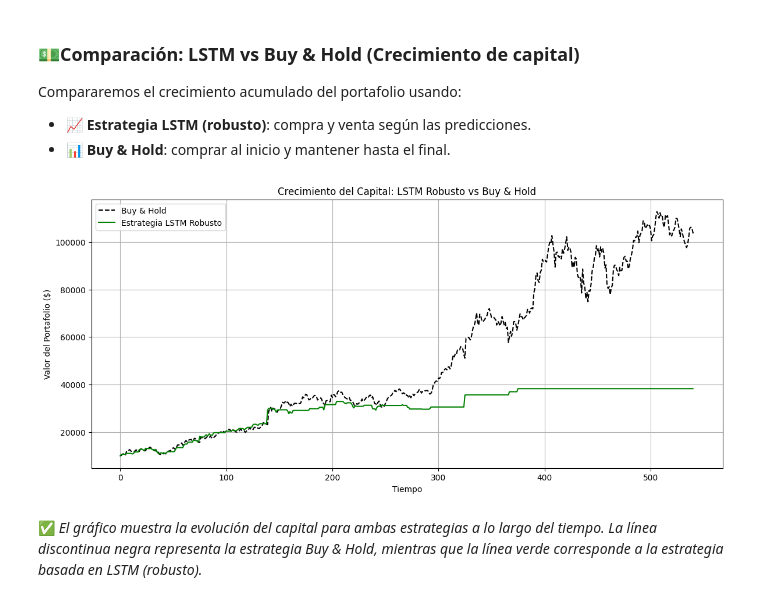
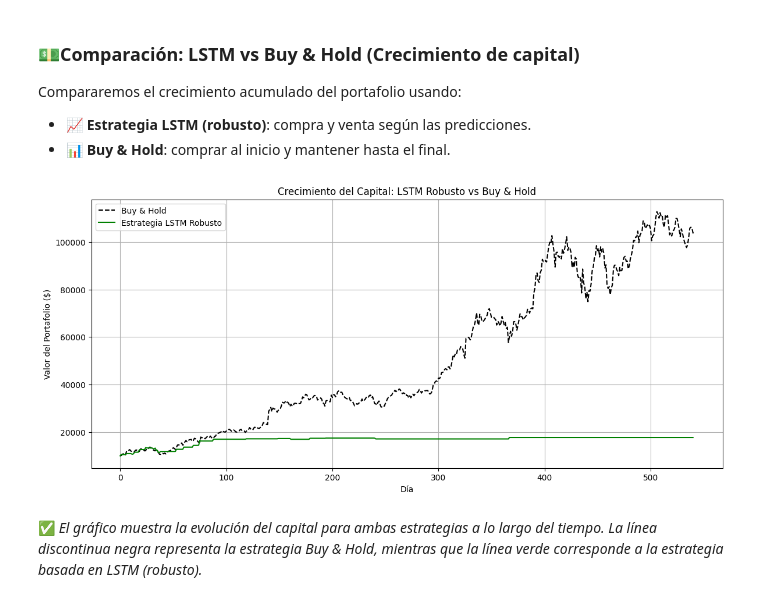
Before and after one commit to Parcex10/004_LSTM, a Jupyter notebook: report.ipynb, the cells around one changed output. Saved outputs shown, nothing was run; the diff lists cells and outputs as text; code cells hidden in the pictures.

```diff
--- a/report.ipynb
+++ b/report.ipynb
@@ -353,13 +317,14 @@ def mini_backtester(predictions, real_prices, capital_inicial=10000):
 # %%
-capital_history, trades = mini_backtester(
-    preds=y_pred_robust_rescaled.flatten(),
-    real_prices=y_test_rescaled.flatten(),
-    initial_capital=1000
+# Ejecutar backtester con modelo robusto
+capital_history_robust, trade_signals_robust = mini_backtester(
+    y_pred_robust_rescaled.flatten(),
+    y_test_rescaled.flatten(),
+    capital_inicial=10000
 )
 
-# Mostrar resumen de operaciones
-for t in trades[-5:]:
-    print(f"{t[0]} @ Día {t[1]} | Precio: {t[2]:.2f} | Capital: {t[3]:.2f}")
+# Mostrar las últimas 5 operaciones
+for t in trade_signals_robust[-5:]:
+    print(f"{t[0]} @ Día {t[1]} | Precio: {t[2]:.2f} | Capital: ${t[3]:.2f}")
 
-print(f"\nCapital final: ${capital_history[-1]:.2f}")
+print(f"\n💰 Capital final: ${capital_history_robust[-1]:.2f}")
 # %% [output]
@@ -412,28 +382,28 @@ Compararemos el crecimiento acumulado del portafolio usando:
 - 📈 **Estrategia LSTM (robusto)**: compra y venta según las predicciones.
 - 📊 **Buy & Hold**: comprar al inicio y mantener hasta el final.
 # %%
+# 📥 Definir los precios reales para esta celda
+real_prices = y_test_rescaled.flatten()
+
 # 📈 Buy & Hold
-capital_initial = 10000
-buy_hold_value = real_prices / real_prices[0] * capital_initial  # Normalizado al capital inicial
+capital_inicial = 10000
+buy_hold_value = real_prices / real_prices[0] * capital_inicial  # Normalizado al capital inicial
 
-# 📈 LSTM Robusto (corregido)
-capital_history_robust, trade_signals_robust = mini_backtester(
-    y_pred_robust_rescaled.flatten(),
-    real_prices,
-    capital_initial  # Pasar como argumento posicional
-)
+# 📈 LSTM Robusto (ya ejecutado)
+# capital_history_robust, trade_signals_robust ya existen por la celda anterior
 
+# 📊 Gráfico comparativo
 plt.figure(figsize=(14, 6))
 plt.plot(buy_hold_value, label="Buy & Hold", color="black", linestyle="--")
 plt.plot(capital_history_robust, label="Estrategia LSTM Robusto", color="green")
 
 plt.title("Crecimiento del Capital: LSTM Robusto vs Buy & Hold")
-plt.xlabel("Tiempo")
+plt.xlabel("Día")
 plt.ylabel("Valor del Portafolio ($)")
 plt.legend()
 plt.grid(True)
 plt.show()
 # %% [output]
-[figure, old version]
+[figure, new version]
 # %% [markdown]
 ✅ *El gráfico muestra la evolución del capital para ambas estrategias a lo largo del tiempo. La línea discontinua negra representa la estrategia Buy & Hold, mientras que la línea verde corresponde a la estrategia basada en LSTM (robusto).*
```
Also changed, not shown: parts of 24 cells of this notebook, 1 other file.
